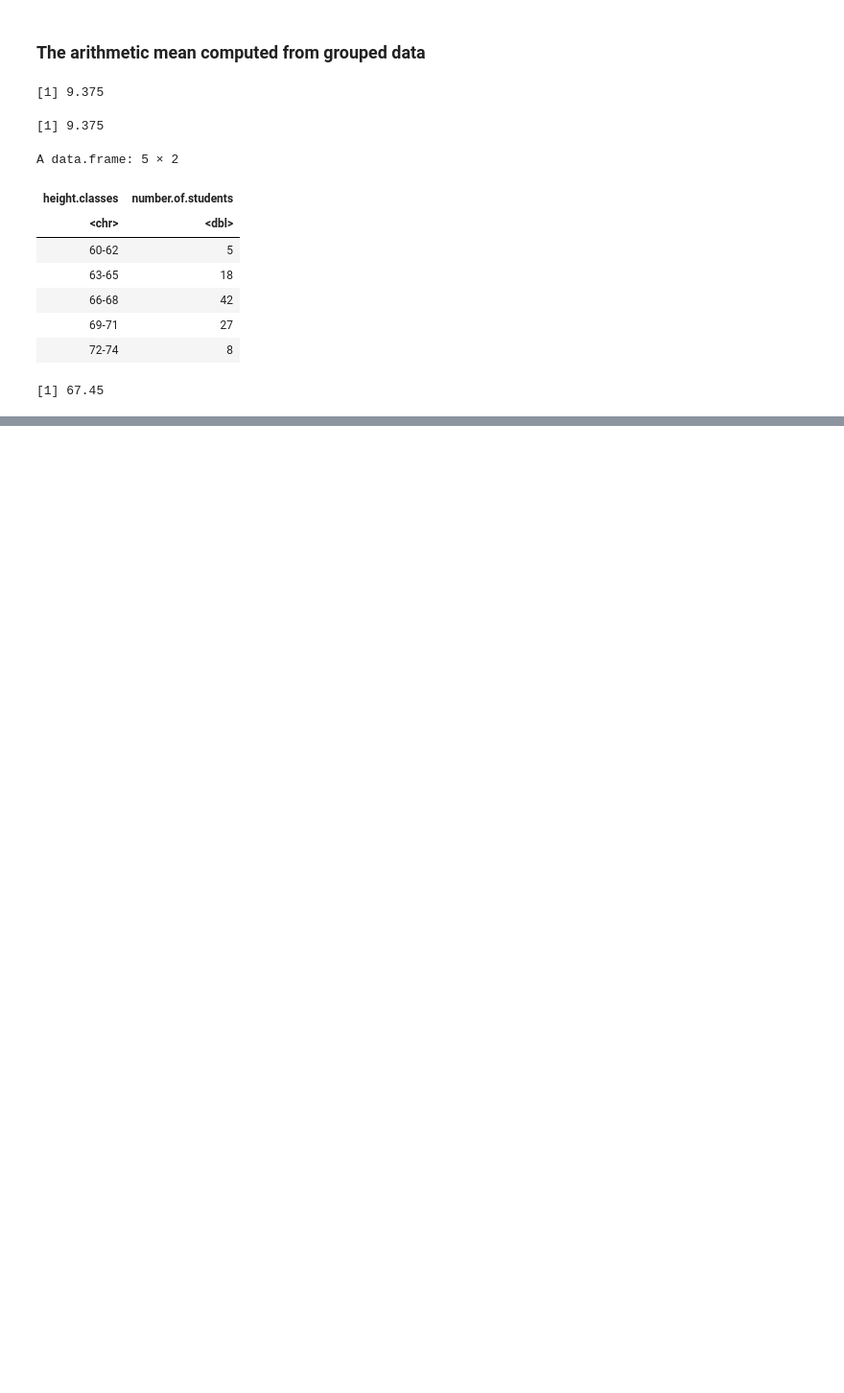
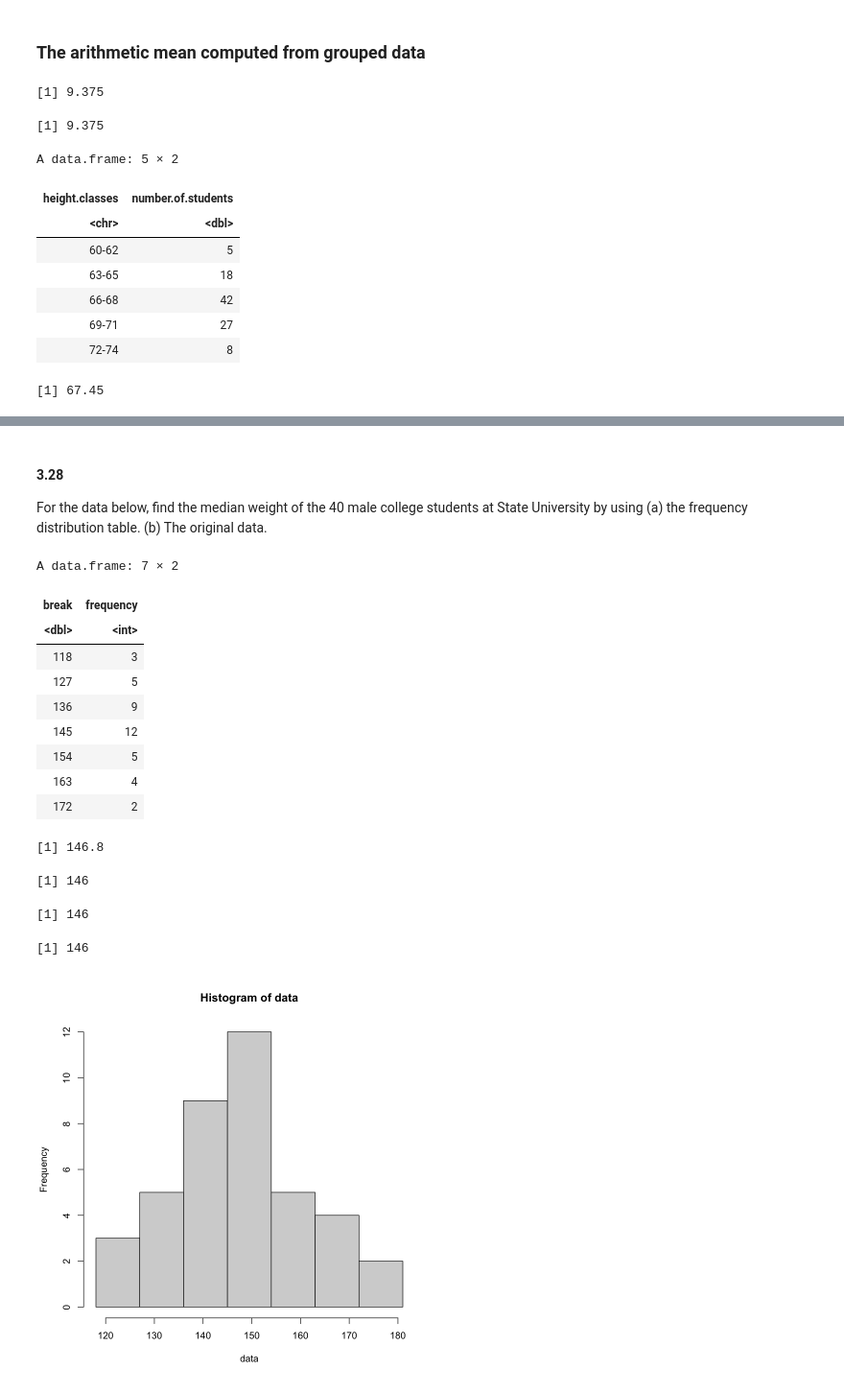
Before and after one commit to jbennett7/Statistics, a Jupyter notebook: Chapter 3 The Mean, Median, Mode, and Other Measures of Central Tendency.ipynb, the cells around one changed output, grey strips where cells are left out. Shown: that part at 96% size. Saved outputs shown, nothing was run; the diff lists cells and outputs as text; code cells hidden in the pictures; blank space fills up the shorter version.

```diff
--- a/Chapter 3 The Mean, Median, Mode, and Other Measures of Central Tendency.ipynb
+++ b/Chapter 3 The Mean, Median, Mode, and Other Measures of Central Tendency.ipynb
@@ -312,0 +494,17 @@ A data.frame: 5 × 2
+# %%
+data <- c(35, 49, 225, 50, 30, 65, 40, 55, 52, 76, 48, 325)
+median(data)
+
+# OR
+
+sd <- sort(data)
+m <- length(sd)
+med <- NA
+if(m%%2 != 0){
+    i <- (m-1)/2+1
+    med <- sd[i]
+} else {
+    i <- m/2
+    med <- (sd[i]+sd[i+1])/2
+}
+med
@@ -312,0 +521,57 @@ A data.frame: 5 × 2
+# %% [markdown]
+#### 3.28
+For the data below, find the median weight of the 40 male college students at State University by using (a) the frequency distribution table. (b) The original data.
+# %%
+data <- weights <- c( 138, 164, 150, 132, 144, 125, 149, 157,
+                      146, 158, 140, 147, 136, 148, 152, 144,
+                      168, 126, 138, 176, 163, 119, 154, 165,
+                      146, 173, 142, 147, 135, 153, 140, 135,
+                      161, 145, 135, 142, 150, 156, 145, 128)
+breaks <- c(118, 127, 136, 145, 154, 163, 172, 181)
+class.size <- 8
+h <- hist(data, breaks=breaks, right=FALSE)
+df <- data.frame(head(breaks,-1),h$counts)
+colnames(df) <- c('break', 'frequency')
+df
+
+
+# (a)
+total.frequency <- sum(df$frequency)
+half.frequency <- total/2
+
+summing.frequency <- 0
+next.frequency.index <- 0
+for(i in 1:length(h$count)){
+    if(summing.frequency + h$count[i] > half){
+        next.frequency.index <- i
+        break
+    }
+    summing.frequency <- summing.frequency + h$count[i]
+}
+missing <- half.frequency - summing.frequency
+next.frequency <- h$count[i]
+lower <- h$breaks[i] - .5
+upper <- h$breaks[i+1] - .5
+round(lower + (missing/next.frequency)*(upper-lower),1)
+
+# (b)
+sort(data)[20]
+sort(data)[20]
+
+round(median(data),1)
+# %% [output]
+A data.frame: 7 × 2
+| break | frequency |
+| <dbl> | <int> |
+| 118 | 3 |
+| 127 | 5 |
+| 136 | 9 |
+| 145 | 12 |
+| 154 | 5 |
+| 163 | 4 |
+| 172 | 2 |
+[1] 146.8
+[1] 146
+[1] 146
+[1] 146
+[figure, added]
```
Also changed, not shown: parts of 20 cells of this notebook.
